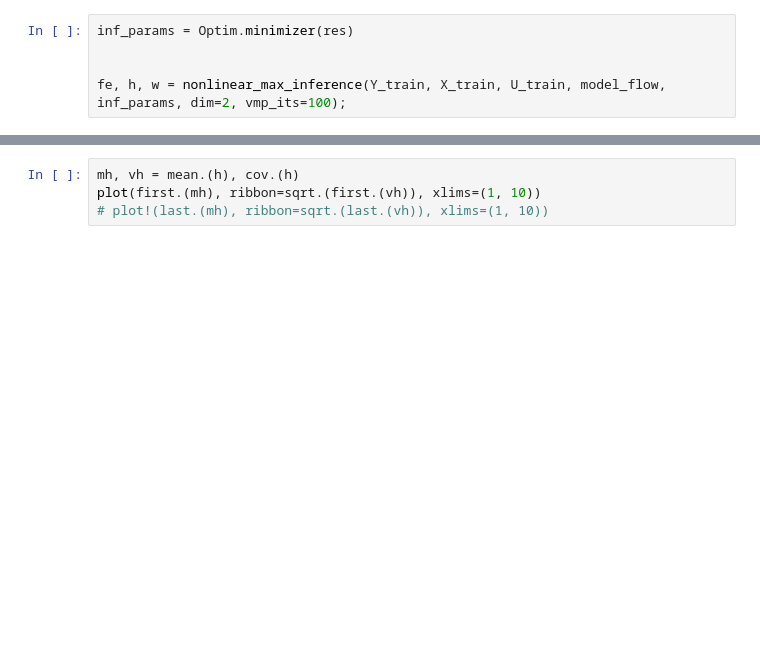
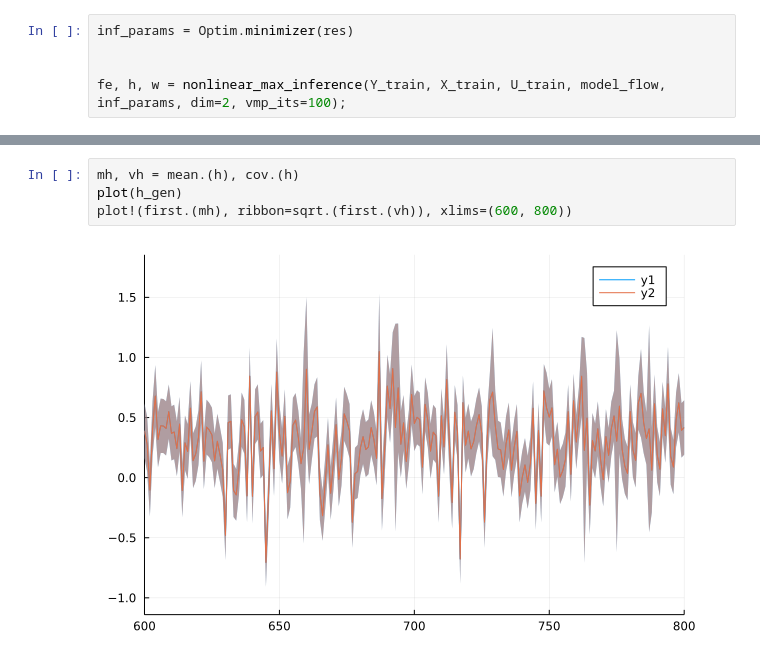
Before and after one commit to biaslab/CDC-2022, a Jupyter notebook: ar-flow-deterministic.ipynb, the cells around one changed output, grey strips where cells are left out. Cells and saved outputs as stored; diff of their text form; blank space fills up the shorter version.

```diff
--- a/ar-flow-deterministic.ipynb
+++ b/ar-flow-deterministic.ipynb
@@ -231,7 +237,9 @@ plot!(my, ribbon=sqrt.(vy))
 # %%
 mh, vh = mean.(h), cov.(h)
-plot(first.(mh), ribbon=sqrt.(first.(vh)), xlims=(1, 10))
-# plot!(last.(mh), ribbon=sqrt.(last.(vh)), xlims=(1, 10))
+plot(h_gen)
+plot!(first.(mh), ribbon=sqrt.(first.(vh)), xlims=(600, 800))
+# %% [output]
+[figure, added]
 # %%
 # Nonlinear MAX model definition
 @model [default_factorisation=MeanField()] function nonlinear_max_prediction(dim, model_flow::FlowModel, params, h_prior, w_prior, y_prev, u)
```
Also changed, not shown: parts of 19 cells of this notebook, 1 other file.
